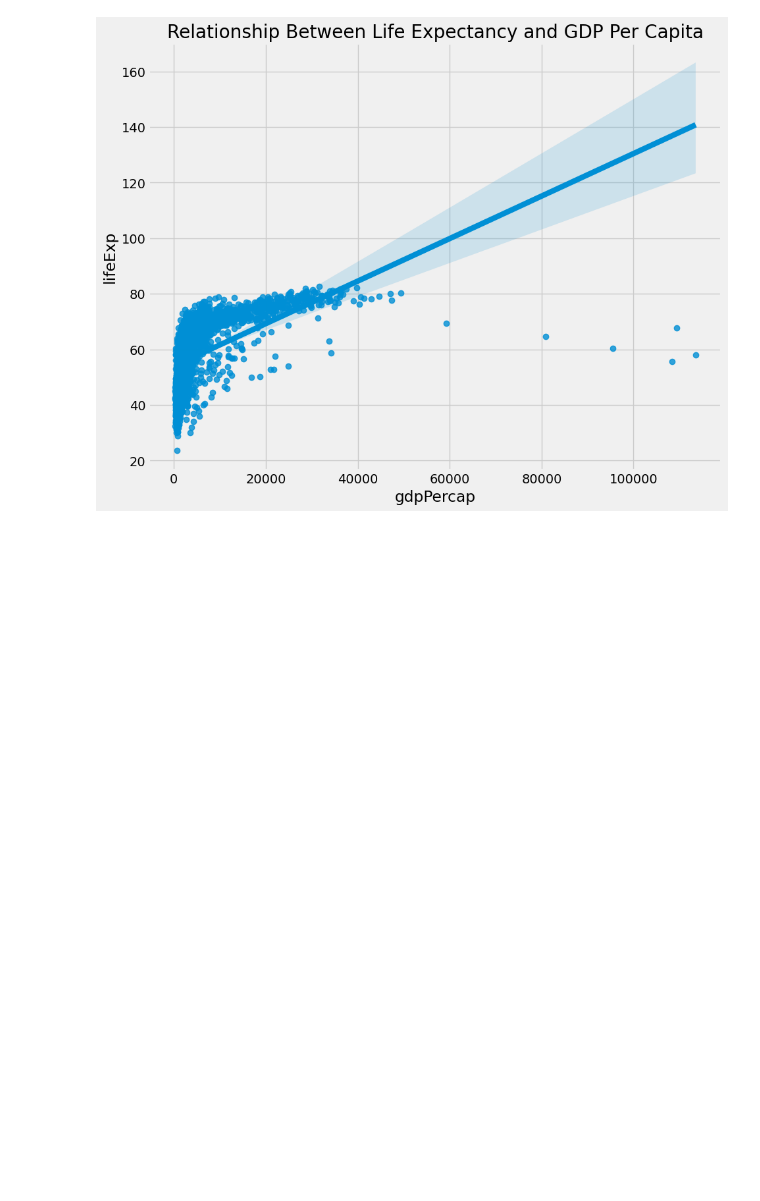
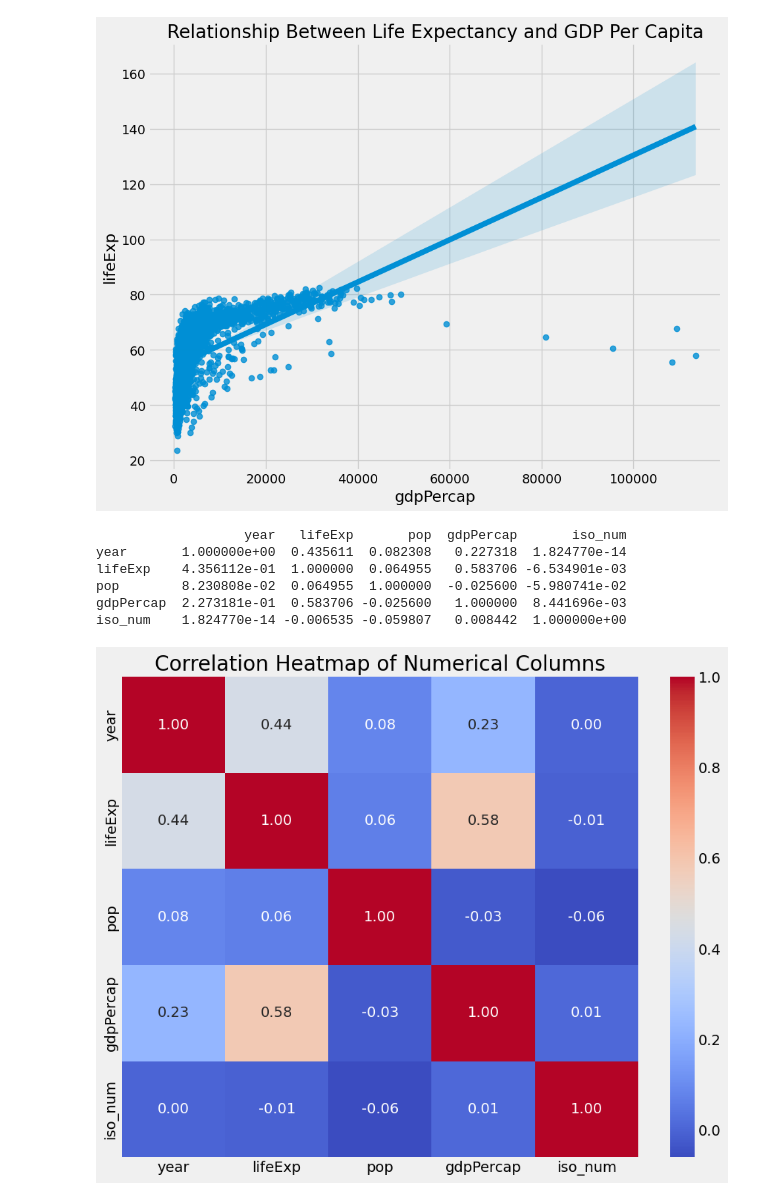
Before and after one commit to damzey/useful_python_code, a Jupyter notebook: Animated Scatter Plots/notebook.ipynb, the cells around one changed output. Drawn from its saved outputs; the diff is of its cells as text; code cells hidden in the pictures; blank space fills up the shorter version.

```diff
--- a/Animated Scatter Plots/notebook.ipynb
+++ b/Animated Scatter Plots/notebook.ipynb
@@ -53,6 +53,24 @@ sns.regplot(x="gdpPercap", y="lifeExp", data=data)
 plt.show()
 # %% [output]
 [figure]
+# %%
+numerical_columns = data.select_dtypes(include='number')
+correlation_matrix = numerical_columns.corr()
+print(correlation_matrix)
+# %% [output]
+                   year   lifeExp       pop  gdpPercap       iso_num
+year       1.000000e+00  0.435611  0.082308   0.227318  1.824770e-14
+lifeExp    4.356112e-01  1.000000  0.064955   0.583706 -6.534901e-03
+pop        8.230808e-02  0.064955  1.000000  -0.025600 -5.980741e-02
+gdpPercap  2.273181e-01  0.583706 -0.025600   1.000000  8.441696e-03
+iso_num    1.824770e-14 -0.006535 -0.059807   0.008442  1.000000e+00
+# %%
+plt.figure(figsize=(10, 8))
+sns.heatmap(correlation_matrix, annot=True, cmap='coolwarm', fmt=".2f")
+plt.title('Correlation Heatmap of Numerical Columns')
+plt.show()
+# %% [output]
+[figure, added]
 # %%
 px.scatter(data, x="gdpPercap", y="lifeExp", animation_frame="year", animation_group="country",
            size="pop", color="country", hover_name="country",
```
Also changed, not shown: 4 other files.
